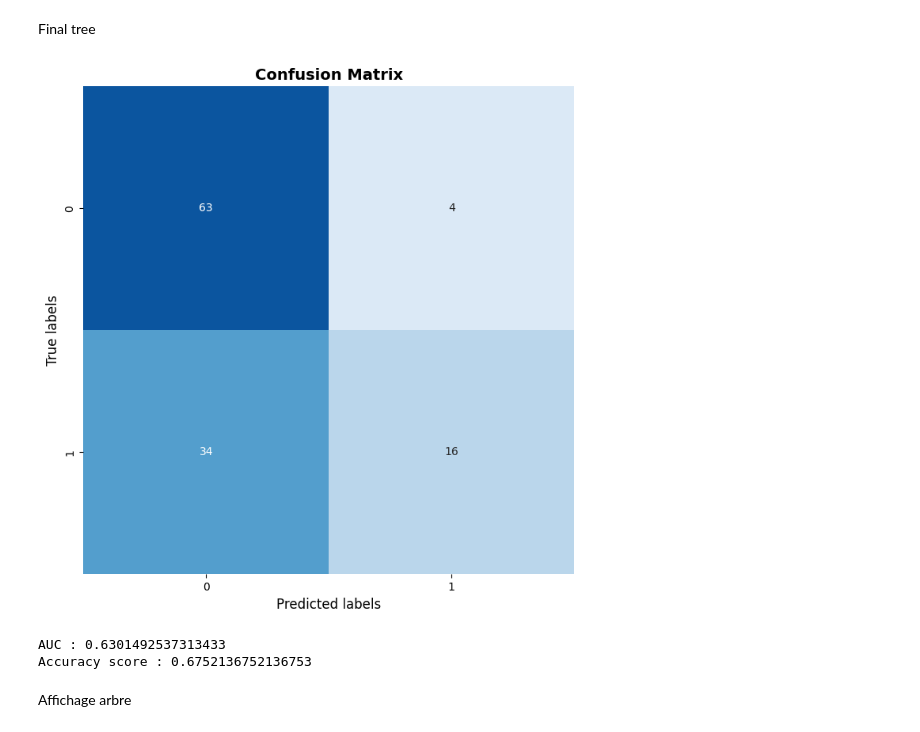
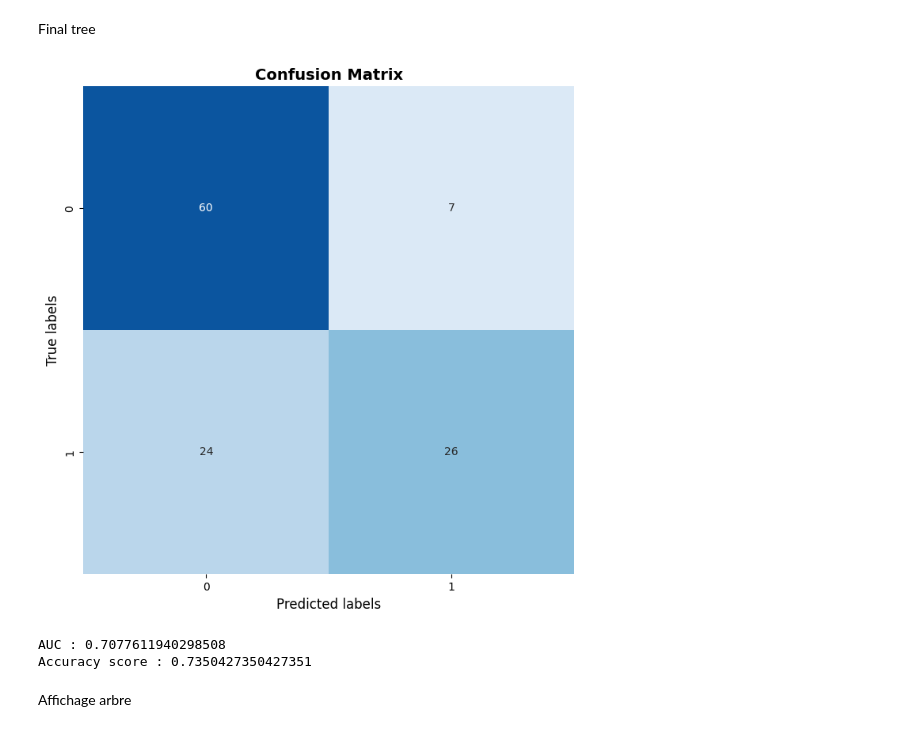
Before and after one commit to atekiouk/Sujet_2, a Jupyter notebook: Notebooks/Parameters_test.ipynb, the cells around one changed output. Saved outputs shown, nothing was run; the diff lists cells and outputs as text; code cells hidden in the pictures.

Commit message:
tree last?

```diff
--- a/Notebooks/Parameters_test.ipynb
+++ b/Notebooks/Parameters_test.ipynb
@@ -254,12 +254,11 @@ Accuracy score : 0.6923076923076923
 # %% [markdown]
 Arbre 5
 # %%
-tree5 = DecisionTreeClassifier(criterion = 'entropy', max_depth = 13, ccp_alpha =  0.026, min_samples_leaf = 5, max_features = 7, min_samples_split = 13)
+tree5 = DecisionTreeClassifier(criterion = 'entropy', max_depth = 10, ccp_alpha =  0.001, min_samples_leaf = 5, max_features = 9, min_samples_split = 5)
 tree5.fit(X_train,y_train)
 y_pred = tree5.predict(X_test)
 utilities.plot_confusion_matrix(y_true = y_test, y_pred = y_pred)
 fpr, tpr, thresholds = metrics.roc_curve(y_test, y_pred)
 print(f"AUC : {metrics.auc(fpr, tpr)}")
 print(f"Accuracy score : {metrics.accuracy_score(y_test, y_pred)}")
-precision_recall_fscore_support(y_test, y_pred, average='macro')
 # %% [output]
@@ -318,17 +319,17 @@ array([0.023, 0.024, 0.025, 0.026, 0.028, 0.032, 0.035, 0.036, 0.038,
 # %% [markdown]
 Final tree
 # %%
-tree_f = DecisionTreeClassifier(criterion = 'entropy', max_depth = 9, ccp_alpha =  0.026, min_samples_leaf = 3, max_features = 5, min_samples_split = 11)
+tree_f = DecisionTreeClassifier(criterion = 'entropy', max_depth = 10, ccp_alpha =  0.00196667, min_samples_leaf = 5, max_features = 9, min_samples_split = 5)
 tree_f.fit(X_train,y_train)
 y_pred = tree_f.predict(X_test)
 utilities.plot_confusion_matrix(y_true = y_test, y_pred = y_pred)
-fpr, tpr, thresholds = metrics.roc_curve(y_test, y_pred)
-print(f"AUC : {metrics.auc(fpr, tpr)}")
+fpr, tpr, _ = metrics.roc_curve(y_test, y_pred)
+print(f"AUC : {auc(fpr, tpr)}")
 print(f"Accuracy score : {metrics.accuracy_score(y_test, y_pred)}")
 # %% [output]
-[figure, old version]
+[figure, new version]
-AUC : 0.6301492537313433
-Accuracy score : 0.6752136752136753
+AUC : 0.7077611940298508
+Accuracy score : 0.7350427350427351
 # %% [markdown]
 Affichage arbre
 # %%
```
Also changed, not shown: parts of 11 cells of this notebook, 2 other files.
